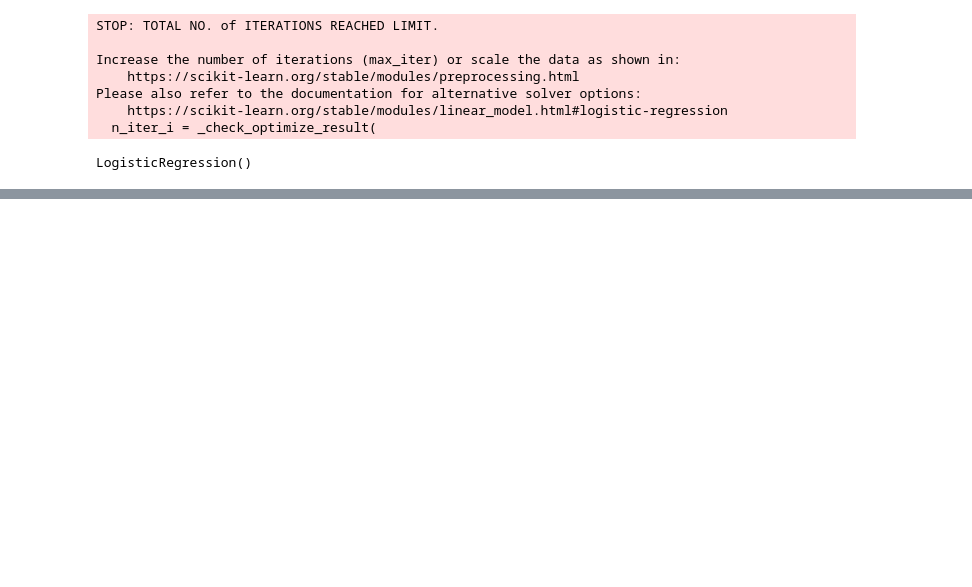
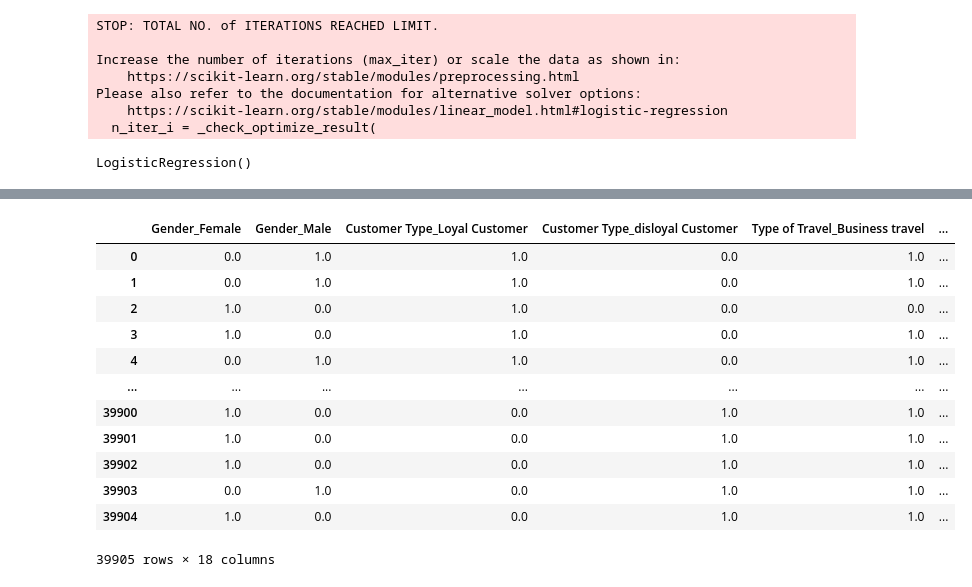
Before and after one commit to jaikrishann/Python_code, a Jupyter notebook: python_module/Classification.ipynb, the cells around one changed output, grey strips where cells are left out. Drawn from its saved outputs; the diff is of its cells as text; code cells hidden in the pictures; blank space fills up the shorter version.

```diff
--- a/python_module/Classification.ipynb
+++ b/python_module/Classification.ipynb
@@ -353,0 +362,17 @@ import sklearn.metrics import confusion
+# %%
+df = pd.read_csv('cust_airline_cleaned.csv')
+df
+# %% [output]
+|  | Gender_Female | Gender_Male | Customer Type_Loyal Customer | Customer Type_disloyal Customer | Type of Travel_Business travel | ... |
+| 0 | 0.0 | 1.0 | 1.0 | 0.0 | 1.0 | ... |
+| 1 | 0.0 | 1.0 | 1.0 | 0.0 | 1.0 | ... |
+| 2 | 1.0 | 0.0 | 1.0 | 0.0 | 0.0 | ... |
+| 3 | 1.0 | 0.0 | 1.0 | 0.0 | 1.0 | ... |
+| 4 | 0.0 | 1.0 | 1.0 | 0.0 | 1.0 | ... |
+| ... | ... | ... | ... | ... | ... | ... |
+| 39900 | 1.0 | 0.0 | 0.0 | 1.0 | 1.0 | ... |
+| 39901 | 1.0 | 0.0 | 0.0 | 1.0 | 1.0 | ... |
+| 39902 | 1.0 | 0.0 | 0.0 | 1.0 | 1.0 | ... |
+| 39903 | 0.0 | 1.0 | 0.0 | 1.0 | 1.0 | ... |
+| 39904 | 1.0 | 0.0 | 0.0 | 1.0 | 1.0 | ... |
+39905 rows × 18 columns
```
Also changed, not shown: parts of 31 cells of this notebook, 1 other file.
